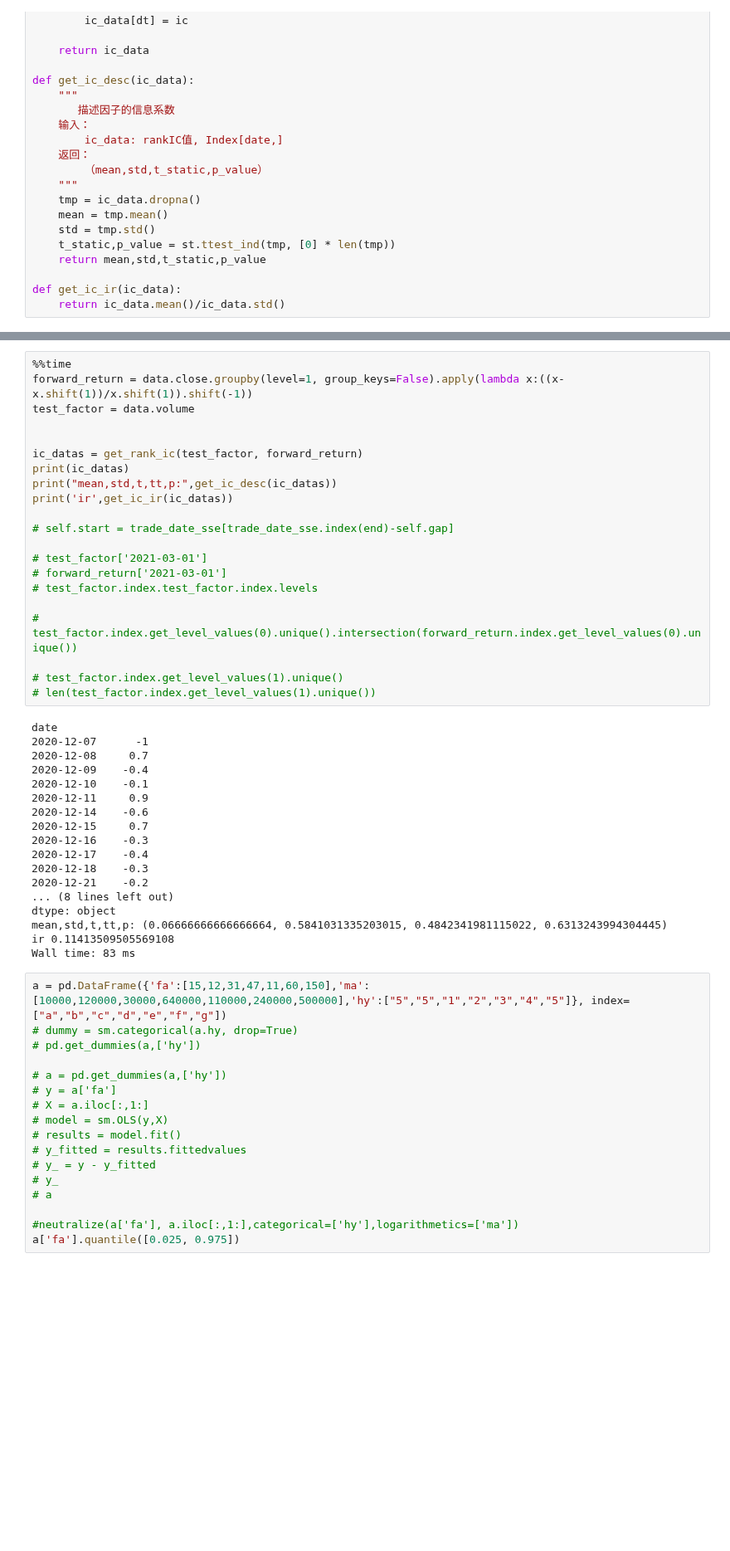
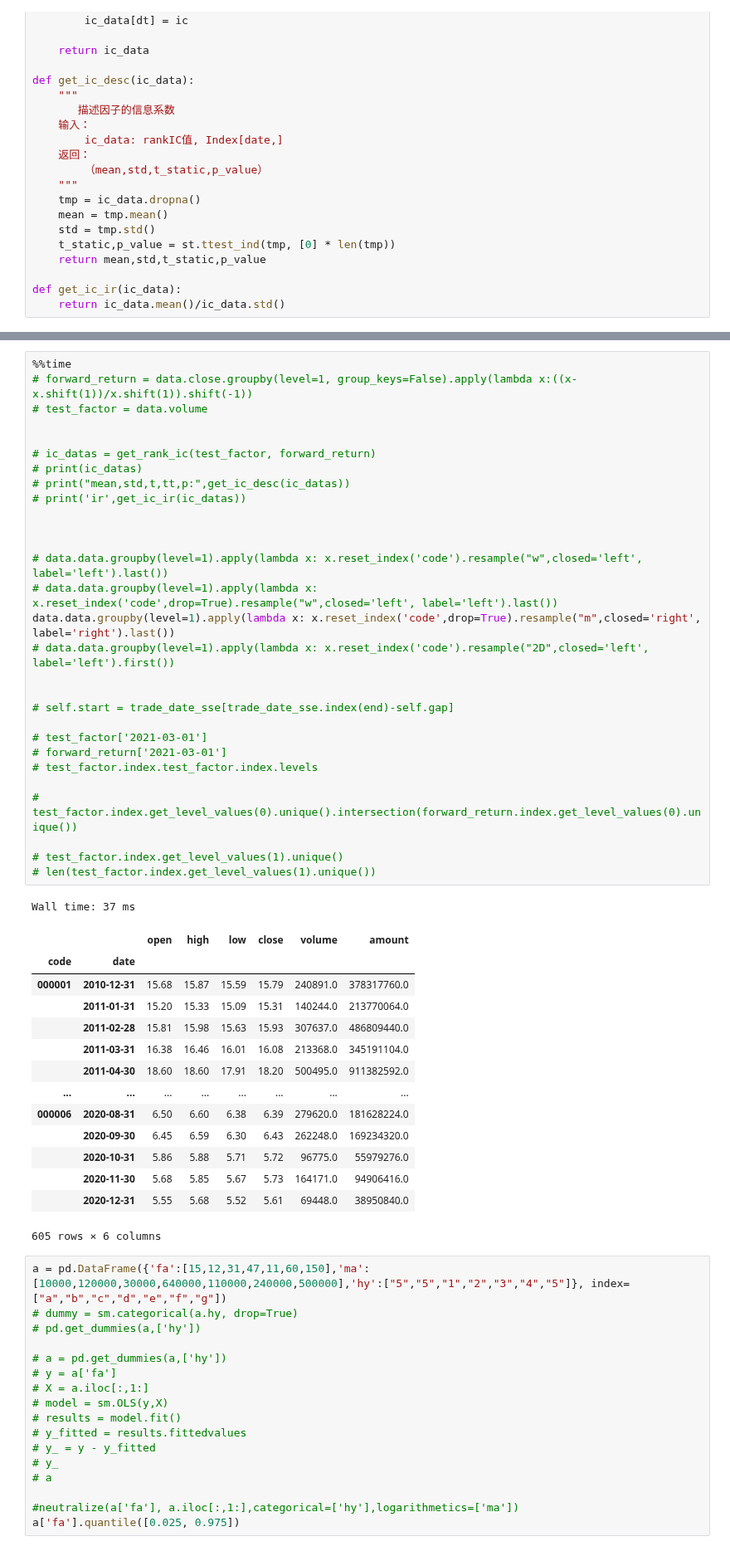
Before and after one commit to kaikai03/IndicatorLab, a Jupyter notebook: Untitled.ipynb, the cells around one changed output, grey strips where cells are left out. Shown at 83% size. Saved outputs shown, nothing was run; the diff lists cells and outputs as text; blank space fills up the shorter version.

```diff
--- a/Untitled.ipynb
+++ b/Untitled.ipynb
@@ -120,42 +120,48 @@ data.data
 # %%
 %%time
-forward_return = data.close.groupby(level=1, group_keys=False).apply(lambda x:((x-x.shift(1))/x.shift(1)).shift(-1))
-test_factor = data.volume
+# forward_return = data.close.groupby(level=1, group_keys=False).apply(lambda x:((x-x.shift(1))/x.shift(1)).shift(-1))
+# test_factor = data.volume
 
 
-ic_datas = get_rank_ic(test_factor, forward_return)
-print(ic_datas)
-print("mean,std,t,tt,p:",get_ic_desc(ic_datas))
-print('ir',get_ic_ir(ic_datas))
+# ic_datas = get_rank_ic(test_factor, forward_return)
+# print(ic_datas)
+# print("mean,std,t,tt,p:",get_ic_desc(ic_datas))
+# print('ir',get_ic_ir(ic_datas))
+
+
+
+# data.data.groupby(level=1).apply(lambda x: x.reset_index('code').resample("w",closed='left', label='left').last())
+# data.data.groupby(level=1).apply(lambda x: x.reset_index('code',drop=True).resample("w",closed='left', label='left').last())
+data.data.groupby(level=1).apply(lambda x: x.reset_index('code',drop=True).resample("m",closed='right', label='right').last())
+# data.data.groupby(level=1).apply(lambda x: x.reset_index('code').resample("2D",closed='left', label='left').first())
+
 
 # self.start = trade_date_sse[trade_date_sse.index(end)-self.gap]
 
 # test_factor['2021-03-01']
 # forward_return['2021-03-01']
 # test_factor.index.test_factor.index.levels
 
 # test_factor.index.get_level_values(0).unique().intersection(forward_return.index.get_level_values(0).unique())
 
 # test_factor.index.get_level_values(1).unique()
 # len(test_factor.index.get_level_values(1).unique())
 # %% [output]
-date
-2020-12-07      -1
-2020-12-08     0.7
-2020-12-09    -0.4
-2020-12-10    -0.1
-2020-12-11     0.9
-2020-12-14    -0.6
-2020-12-15     0.7
-2020-12-16    -0.3
-2020-12-17    -0.4
-2020-12-18    -0.3
-2020-12-21    -0.2
-... (8 lines left out)
-dtype: object
-mean,std,t,tt,p: (0.06666666666666664, 0.5841031335203015, 0.4842341981115022, 0.6313243994304445)
-ir 0.11413509505569108
-Wall time: 83 ms
+Wall time: 37 ms
+|  |  | open | high | low | close | volume | amount |
+| code | date |  |  |  |  |  |  |
+| 000001 | 2010-12-31 | 15.68 | 15.87 | 15.59 | 15.79 | 240891.0 | 378317760.0 |
+|  | 2011-01-31 | 15.20 | 15.33 | 15.09 | 15.31 | 140244.0 | 213770064.0 |
+|  | 2011-02-28 | 15.81 | 15.98 | 15.63 | 15.93 | 307637.0 | 486809440.0 |
+|  | 2011-03-31 | 16.38 | 16.46 | 16.01 | 16.08 | 213368.0 | 345191104.0 |
+|  | 2011-04-30 | 18.60 | 18.60 | 17.91 | 18.20 | 500495.0 | 911382592.0 |
+| ... | ... | ... | ... | ... | ... | ... | ... |
+| 000006 | 2020-08-31 | 6.50 | 6.60 | 6.38 | 6.39 | 279620.0 | 181628224.0 |
+|  | 2020-09-30 | 6.45 | 6.59 | 6.30 | 6.43 | 262248.0 | 169234320.0 |
+|  | 2020-10-31 | 5.86 | 5.88 | 5.71 | 5.72 | 96775.0 | 55979276.0 |
+|  | 2020-11-30 | 5.68 | 5.85 | 5.67 | 5.73 | 164171.0 | 94906416.0 |
+|  | 2020-12-31 | 5.55 | 5.68 | 5.52 | 5.61 | 69448.0 | 38950840.0 |
+605 rows × 6 columns
 # %%
 a = pd.DataFrame({'fa':[15,12,31,47,11,60,150],'ma':[10000,120000,30000,640000,110000,240000,500000],'hy':["5","5","1","2","3","4","5"]}, index=["a","b","c","d","e","f","g"])
 # dummy = sm.categorical(a.hy, drop=True)
```
Also changed, not shown: parts of 1 cell of this notebook, 1 other file.
